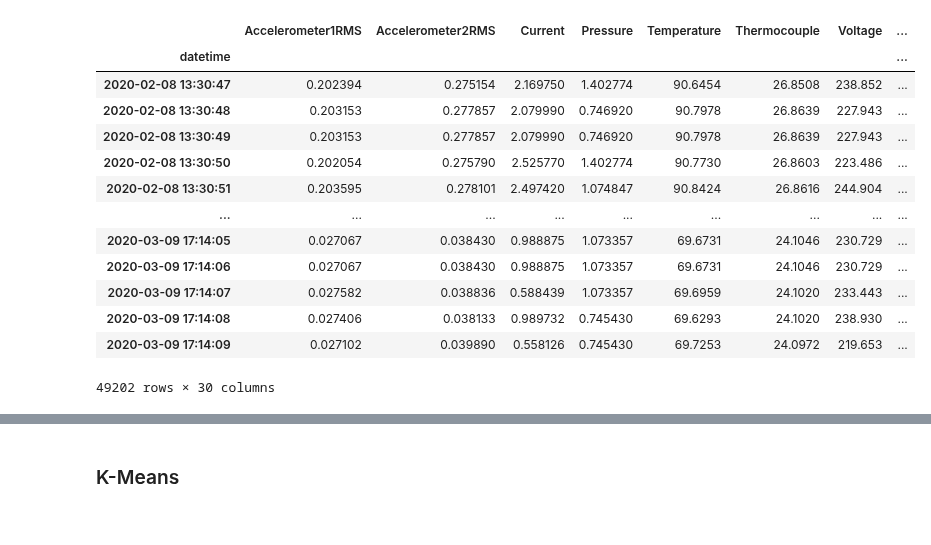
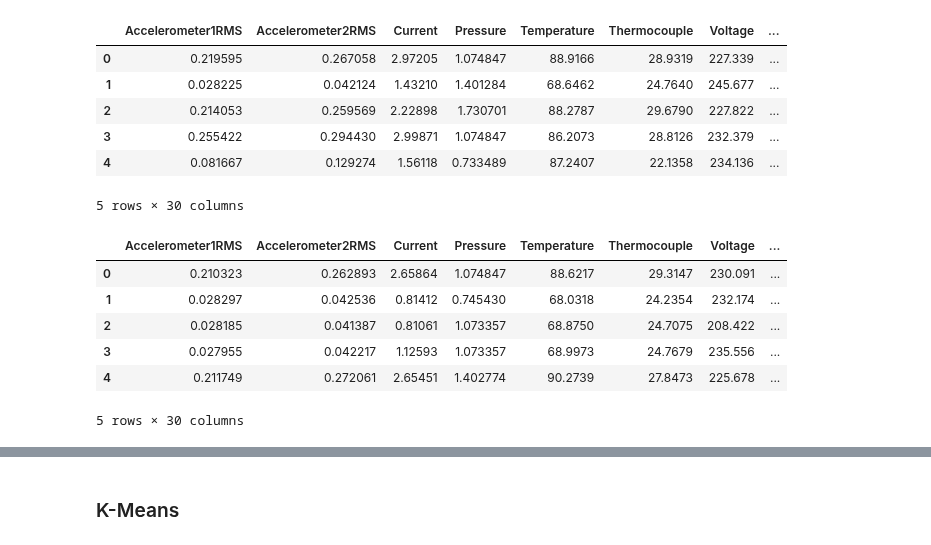
Before and after one commit to th3-buNNy-gUy/AIMLCZG628T, a Jupyter notebook: src/modelling/machine_learning_models_unsupervised.ipynb, the cells around one changed output, grey strips where cells are left out. Cells and saved outputs as stored; diff of their text form; code cells hidden in the pictures.

```diff
--- a/src/modelling/machine_learning_models_unsupervised.ipynb
+++ b/src/modelling/machine_learning_models_unsupervised.ipynb
@@ -24,24 +26,33 @@ from sklearn.model_selection import train_test_split
 SEED = 42
 PLOT_DPI = 100
 
-DATA_FILE = "../../datasets/Skoltech_Anomaly_Benchmark/preprocessed_skab_dataset_set2.csv"
+TRAIN_DATA_FILE = "../../datasets/Skoltech_Anomaly_Benchmark/preprocessed_skab_dataset_set2_train.csv"
+TEST_DATA_FILE = "../../datasets/Skoltech_Anomaly_Benchmark/preprocessed_skab_dataset_set2_test.csv"
+
+USE_LDA = True
 # %%
-dataframe = pd.read_csv(DATA_FILE)
-dataframe.set_index(pd.to_datetime(dataframe.datetime), drop=True, inplace=True)
-dataframe.drop(columns=["datetime"], inplace=True)
-dataframe
+dataframe_train = pd.read_csv(TRAIN_DATA_FILE)
+# dataframe_train.set_index(pd.to_datetime(dataframe_train.datetime), drop=True, inplace=True)
+# dataframe_train.drop(columns=["datetime"], inplace=True)
+dataframe_train.head()
 # %% [output]
 |  | Accelerometer1RMS | Accelerometer2RMS | Current | Pressure | Temperature | Thermocouple | Voltage | ... |
-| datetime |  |  |  |  |  |  |  | ... |
-| 2020-02-08 13:30:47 | 0.202394 | 0.275154 | 2.169750 | 1.402774 | 90.6454 | 26.8508 | 238.852 | ... |
-| 2020-02-08 13:30:48 | 0.203153 | 0.277857 | 2.079990 | 0.746920 | 90.7978 | 26.8639 | 227.943 | ... |
-| 2020-02-08 13:30:49 | 0.203153 | 0.277857 | 2.079990 | 0.746920 | 90.7978 | 26.8639 | 227.943 | ... |
-| 2020-02-08 13:30:50 | 0.202054 | 0.275790 | 2.525770 | 1.402774 | 90.7730 | 26.8603 | 223.486 | ... |
-| 2020-02-08 13:30:51 | 0.203595 | 0.278101 | 2.497420 | 1.074847 | 90.8424 | 26.8616 | 244.904 | ... |
-| ... | ... | ... | ... | ... | ... | ... | ... | ... |
-| 2020-03-09 17:14:05 | 0.027067 | 0.038430 | 0.988875 | 1.073357 | 69.6731 | 24.1046 | 230.729 | ... |
-| 2020-03-09 17:14:06 | 0.027067 | 0.038430 | 0.988875 | 1.073357 | 69.6731 | 24.1046 | 230.729 | ... |
-| 2020-03-09 17:14:07 | 0.027582 | 0.038836 | 0.588439 | 1.073357 | 69.6959 | 24.1020 | 233.443 | ... |
-| 2020-03-09 17:14:08 | 0.027406 | 0.038133 | 0.989732 | 0.745430 | 69.6293 | 24.1020 | 238.930 | ... |
-| 2020-03-09 17:14:09 | 0.027102 | 0.039890 | 0.558126 | 0.745430 | 69.7253 | 24.0972 | 219.653 | ... |
+| 0 | 0.219595 | 0.267058 | 2.97205 | 1.074847 | 88.9166 | 28.9319 | 227.339 | ... |
+| 1 | 0.028225 | 0.042124 | 1.43210 | 1.401284 | 68.6462 | 24.7640 | 245.677 | ... |
+| 2 | 0.214053 | 0.259569 | 2.22898 | 1.730701 | 88.2787 | 29.6790 | 227.822 | ... |
+| 3 | 0.255422 | 0.294430 | 2.99871 | 1.074847 | 86.2073 | 28.8126 | 232.379 | ... |
+| 4 | 0.081667 | 0.129274 | 1.56118 | 0.733489 | 87.2407 | 22.1358 | 234.136 | ... |
-49202 rows × 30 columns
+5 rows × 30 columns
+# %%
+dataframe_test = pd.read_csv(TEST_DATA_FILE)
+# dataframe_test.set_index(pd.to_datetime(dataframe_test.datetime), drop=True, inplace=True)
+# dataframe_test.drop(columns=["datetime"], inplace=True)
+dataframe_test.head()
+# %% [output]
+|  | Accelerometer1RMS | Accelerometer2RMS | Current | Pressure | Temperature | Thermocouple | Voltage | ... |
+| 0 | 0.210323 | 0.262893 | 2.65864 | 1.074847 | 88.6217 | 29.3147 | 230.091 | ... |
+| 1 | 0.028297 | 0.042536 | 0.81412 | 0.745430 | 68.0318 | 24.2354 | 232.174 | ... |
+| 2 | 0.028185 | 0.041387 | 0.81061 | 1.073357 | 68.8750 | 24.7075 | 208.422 | ... |
+| 3 | 0.027955 | 0.042217 | 1.12593 | 1.073357 | 68.9973 | 24.7679 | 235.556 | ... |
+| 4 | 0.211749 | 0.272061 | 2.65451 | 1.402774 | 90.2739 | 27.8473 | 225.678 | ... |
+5 rows × 30 columns
```
Also changed, not shown: parts of 24 cells of this notebook, 1 other file.
